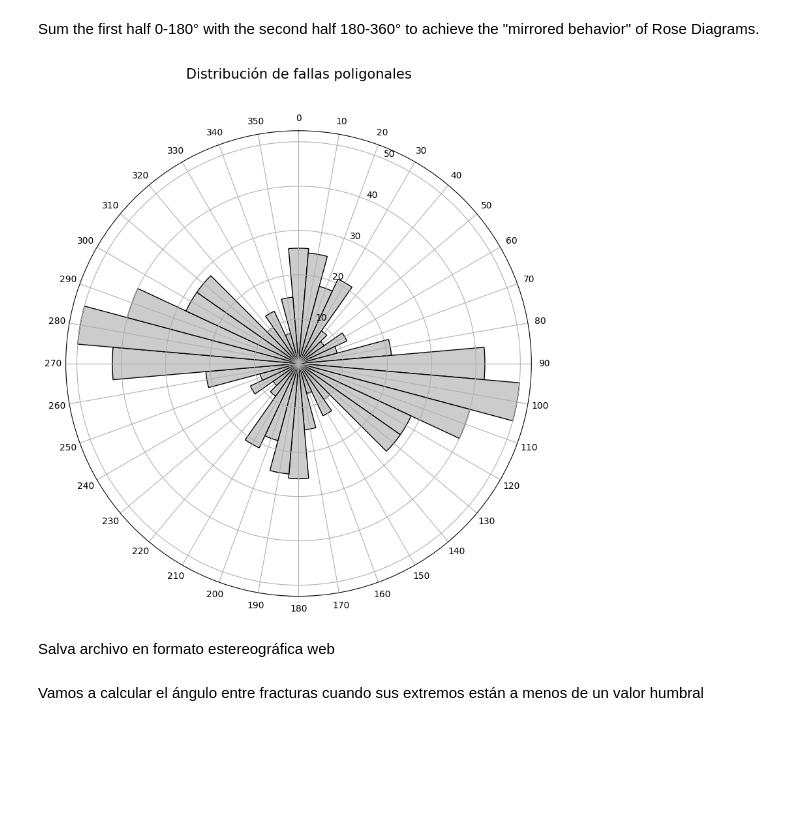
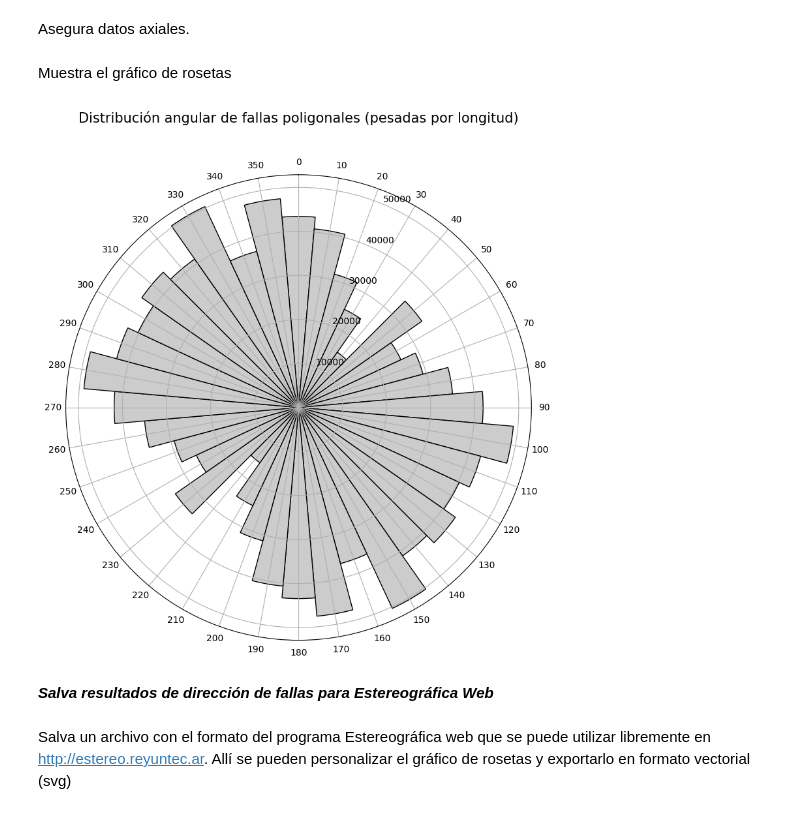
Before and after one commit to ecristallini/PolygonalFaults, a Jupyter notebook: Analiza_Fallas_Poligonales.ipynb, the cells around one changed output. Cells and saved outputs as stored; diff of their text form; code cells hidden in the pictures; blank space fills up the shorter version.

```diff
--- a/Analiza_Fallas_Poligonales.ipynb
+++ b/Analiza_Fallas_Poligonales.ipynb
@@ -41,0 +46,6 @@ Mounted at /content/gdrive
+# %%
+!rm * # Elimina todos los archivos
+uploaded = files.upload() # Pide al usuario que cargue el archivo SVG
+nombre_archivo = list(uploaded.keys())[0] # Obtiene los nombrse de los archivos cargados
+
+#TIENEN QUE SER 4 ARCHIVOS (shp, shx, dbf y prj de lo contrario se producirá un error)
@@ -66 +73,3 @@ fallas=gpd.read_file('gdrive/My Drive/Colab Notebooks/CuencaAustral/Datos/Experi
+# %%
+fallas=gpd.read_file(nombre_archivo)
 # %% [markdown]
@@ -82,7 +91,8 @@ Ahora vamos a calcular los angulos y largos de cada segmento de cada falla (las
 # %%
-#Primero voy a separar los segmentos de adentro de cada falla y construir una lista de segmentos
+#Primero se separan los segmentos de adentro de cada falla y se construye una lista de segmentos
 segmentos=[]
 azimutes=[]
+azimutes_pesados=[]
 dips=[]
 resultado=[]
 
@@ -93,6 +103,7 @@ for f in fallas.geometry:
     segmentos.append(LineString([puntoAnterior, coordenadas[i]]))
     puntoAnterior=coordenadas[i]
 
+#Ahora se calculan los azimutes y longitudes
 for s in segmentos:
   l=int(s.length)
   p1=Point(s.coords[0])
@@ -100,8 +111,11 @@ for s in segmentos:
   a=azimuth(p1,p2)
   resultado.append([a,l])
   azimutes.append(a)
+  for metros in range(0,l):
+    azimutes_pesados.append(a)
   dips.append(90)
 
-  #for n in range(l):
-  #  azimutes.append(a)
-  #  dips.append(90)
+#La variable azimutes contendra la lista de todos los azimutes
+#La variable azimutes_pesados contendra la lista de todos los azimutes repetidos tantas veces como indique su peso en cantidad de metros.
+#Es decir si por ejempo hubieran 10 m de falla con azimut 25°, se agregarían 10 azimutes de 25°
+#La variable resultados contendra la lista de todos los azimutes y de todos las largos
@@ -112,5 +126,3 @@ Calculate the number of directions (azimutes) every 10° using numpy.histogram.
 # %%
 bin_edges = np.arange(-5, 366, 10)
-#bin_edges = np.arange(-10, 371, 20)
-#bin_edges = np.arange(0, 381, 20)
-number_of_strikes, bin_edges = np.histogram(azimutes, bin_edges)
+number_of_strikes, bin_edges = np.histogram(azimutes_pesados, bin_edges)
@@ -119,34 +131,28 @@ Sum the last value with the first value.
 # %%
 number_of_strikes[0] += number_of_strikes[-1]
-# %% [markdown]
-Sum the first half 0-180° with the second half 180-360° to achieve the "mirrored behavior" of Rose Diagrams.
+# %% [markdown]
+Asegura datos axiales.
 # %%
 half = np.sum(np.split(number_of_strikes[:-1], 2), 0)
 two_halves = np.concatenate([half, half])
+# %% [markdown]
+Muestra el gráfico de rosetas
 # %%
 
 
 fig = plt.figure(figsize=(16,8))
 
-#ax = fig.add_subplot(121, projection='stereonet')
-
-#ax.pole(azimutes, dips, c='k', label='Pole of the Planes')
-#ax.density_contourf(azimutes, dips, measurement='poles', cmap='Reds')
-#ax.set_title('Density coutour of the Poles', y=1.10, fontsize=15)
-#ax.grid()
 
 ax = fig.add_subplot(122, projection='polar')
 
 ax.bar(np.deg2rad(np.arange(0, 360, 10)), two_halves,
        width=np.deg2rad(10), bottom=0.0, color='.8', edgecolor='k')
 ax.set_theta_zero_location('N')
 ax.set_theta_direction(-1)
 ax.set_thetagrids(np.arange(0, 360, 10), labels=np.arange(0, 360, 10))
-#ax.set_rgrids(np.arange(1, two_halves.max() + 1, 2), angle=0, weight= 'black')
-ax.set_title('Distribución de fallas poligonales', y=1.10, fontsize=15)
+
+ax.set_title('Distribución angular de fallas poligonales (pesadas por longitud)', y=1.10, fontsize=15)
 
 fig.tight_layout()
 # %% [output]
-[figure, old version]
+[figure, new version]
-# %% [markdown]
-Salva archivo en formato estereográfica web
@@ -179,2 +159,4 @@ archivo.close()
-# %% [markdown]
-Vamos a calcular el ángulo entre fracturas cuando sus extremos están a menos de un valor humbral
+# %% [markdown]
+***Salva resultados de dirección de fallas para Estereográfica Web***
+# %% [markdown]
+Salva un archivo con el formato del programa Estereográfica web que se puede utilizar libremente en http://estereo.reyuntec.ar. Allí se pueden personalizar el gráfico de rosetas y exportarlo en formato vectorial (svg)
```
Also changed, not shown: parts of 60 cells of this notebook.
